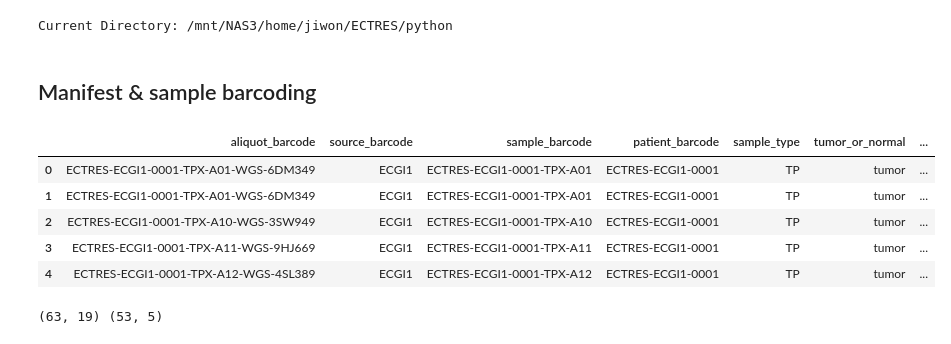
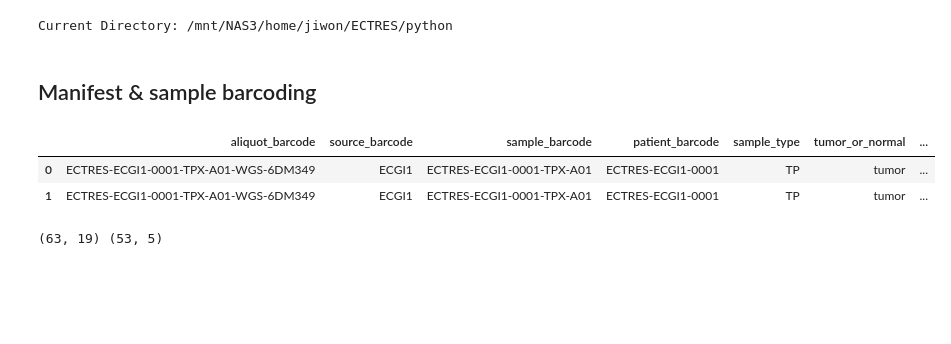
Before and after one commit to JiwonShon/ECTRES, a Jupyter notebook: Untitled.ipynb, the cells around one changed output. Saved outputs shown, nothing was run; the diff lists cells and outputs as text; code cells hidden in the pictures; blank space fills up the shorter version.

```diff
--- a/Untitled.ipynb
+++ b/Untitled.ipynb
@@ -24,16 +57,13 @@ Current Directory: /mnt/NAS3/home/jiwon/ECTRES/python
 ## Manifest & sample barcoding
 # %%
 manifest=pd.read_csv('../manifest/ECTRES_clones_nf_dna_fastqs.csv')
-manifest.head()
+manifest.head(2)
 
 # manifest['aliquot_barcode'].nunique()
 # %% [output]
 |  | aliquot_barcode | source_barcode | sample_barcode | patient_barcode | sample_type | tumor_or_normal | ... |
 | 0 | ECTRES-ECGI1-0001-TPX-A01-WGS-6DM349 | ECGI1 | ECTRES-ECGI1-0001-TPX-A01 | ECTRES-ECGI1-0001 | TP | tumor | ... |
 | 1 | ECTRES-ECGI1-0001-TPX-A01-WGS-6DM349 | ECGI1 | ECTRES-ECGI1-0001-TPX-A01 | ECTRES-ECGI1-0001 | TP | tumor | ... |
-| 2 | ECTRES-ECGI1-0001-TPX-A10-WGS-3SW949 | ECGI1 | ECTRES-ECGI1-0001-TPX-A10 | ECTRES-ECGI1-0001 | TP | tumor | ... |
-| 3 | ECTRES-ECGI1-0001-TPX-A11-WGS-9HJ669 | ECGI1 | ECTRES-ECGI1-0001-TPX-A11 | ECTRES-ECGI1-0001 | TP | tumor | ... |
-| 4 | ECTRES-ECGI1-0001-TPX-A12-WGS-4SL389 | ECGI1 | ECTRES-ECGI1-0001-TPX-A12 | ECTRES-ECGI1-0001 | TP | tumor | ... |
 # %%
 manifest["sample_id"] = manifest["sample_legacy_id"].fillna("parental")
 sample_mapping = manifest[['aliquot_barcode','source_barcode','sample_barcode','patient_barcode','sample_id']].drop_duplicates()
```
Also changed, not shown: parts of 11 cells of this notebook.
